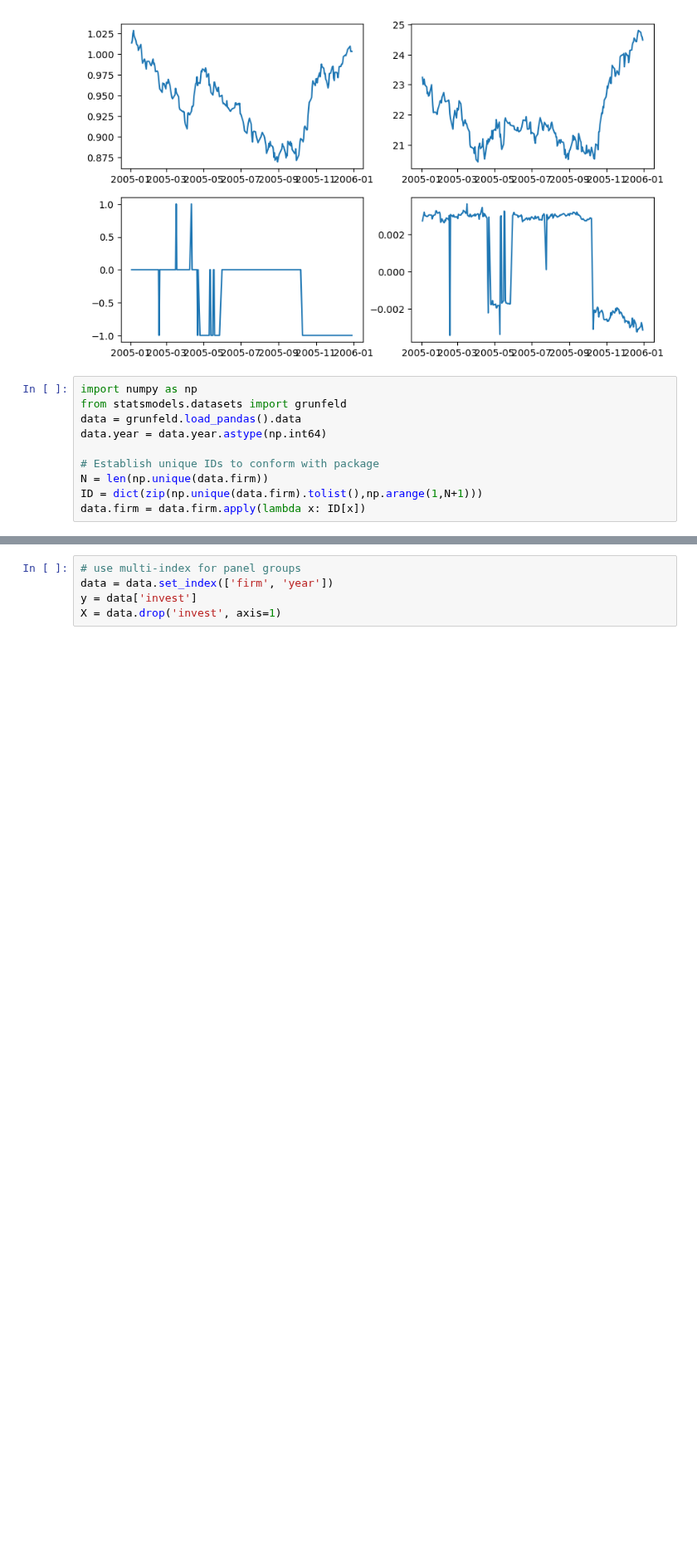
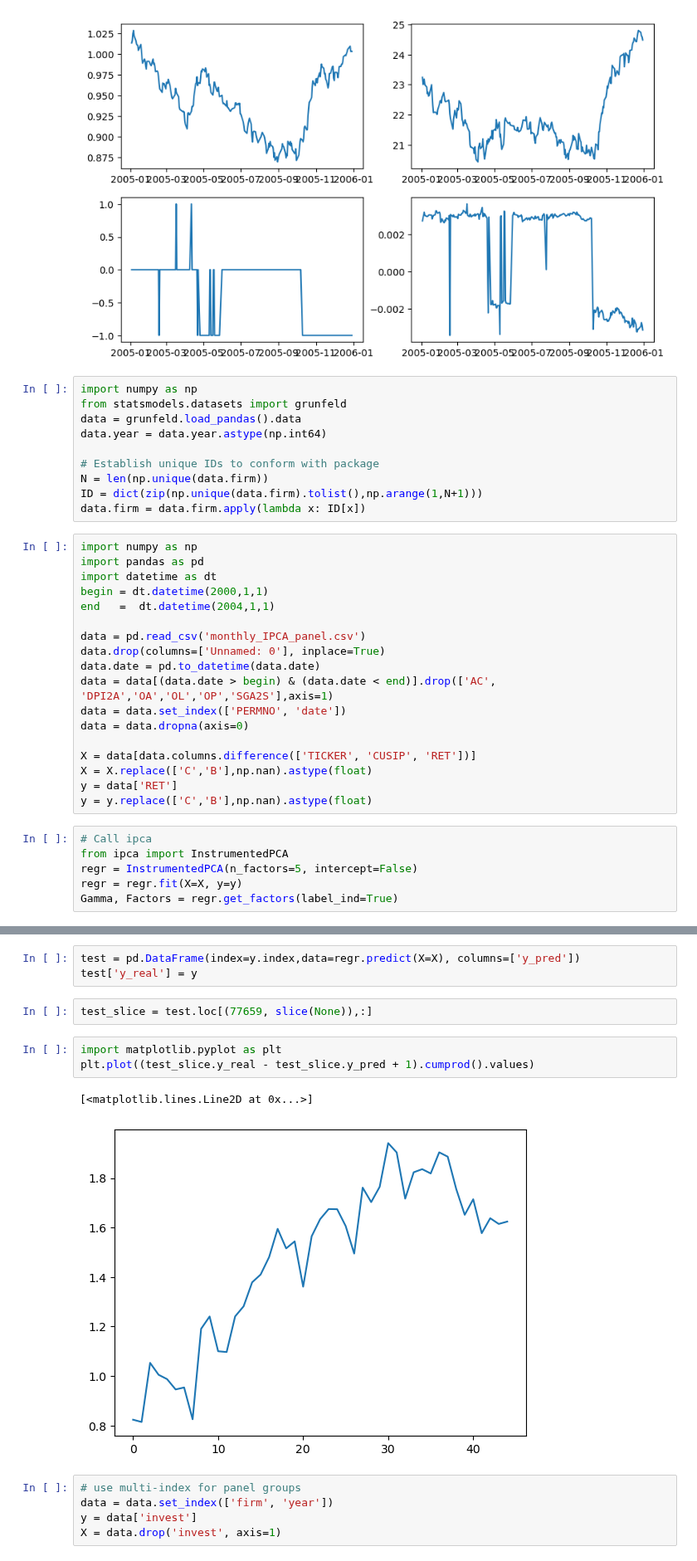
Before and after one commit to quintengeerts2000/MasterThesis-DRL_applications_to_stat_arb, a Jupyter notebook: empirical_analysis/RL_trading_tests.ipynb, the cells around one changed output, grey strips where cells are left out. Shown at 83% size. Drawn from its saved outputs; the diff is of its cells as text; blank space fills up the shorter version.

Commit message:
did some more tests in the numerical section

```diff
--- a/empirical_analysis/RL_trading_tests.ipynb
+++ b/empirical_analysis/RL_trading_tests.ipynb
@@ -761,3 +742,27 @@ data.year = data.year.astype(np.int64)
 N = len(np.unique(data.firm))
 ID = dict(zip(np.unique(data.firm).tolist(),np.arange(1,N+1)))
 data.firm = data.firm.apply(lambda x: ID[x])
+# %%
+import numpy as np
+import pandas as pd
+import datetime as dt
+begin = dt.datetime(2000,1,1)
+end   =  dt.datetime(2004,1,1)
+
+data = pd.read_csv('monthly_IPCA_panel.csv')
+data.drop(columns=['Unnamed: 0'], inplace=True)
+data.date = pd.to_datetime(data.date)
+data = data[(data.date > begin) & (data.date < end)].drop(['AC', 'DPI2A','OA','OL','OP','SGA2S'],axis=1)
+data = data.set_index(['PERMNO', 'date'])
+data = data.dropna(axis=0)
+
+X = data[data.columns.difference(['TICKER', 'CUSIP', 'RET'])]
+X = X.replace(['C','B'],np.nan).astype(float)
+y = data['RET']
+y = y.replace(['C','B'],np.nan).astype(float)
+# %%
+# Call ipca
+from ipca import InstrumentedPCA
+regr = InstrumentedPCA(n_factors=5, intercept=False)
+regr = regr.fit(X=X, y=y)
+Gamma, Factors = regr.get_factors(label_ind=True)
@@ -764,3 +822,14 @@ data.firm = data.firm.apply(lambda x: ID[x])
+# %%
+test = pd.DataFrame(index=y.index,data=regr.predict(X=X), columns=['y_pred'])
+test['y_real'] = y
+# %%
+test_slice = test.loc[(77659, slice(None)),:]
+# %%
+import matplotlib.pyplot as plt
+plt.plot((test_slice.y_real - test_slice.y_pred + 1).cumprod().values)
+# %% [output]
+[<matplotlib.lines.Line2D at 0x...>]
+[figure, added]
 # %%
 # use multi-index for panel groups
 data = data.set_index(['firm', 'year'])
```
Also changed, not shown: parts of 13 cells of this notebook, 7 other files.
